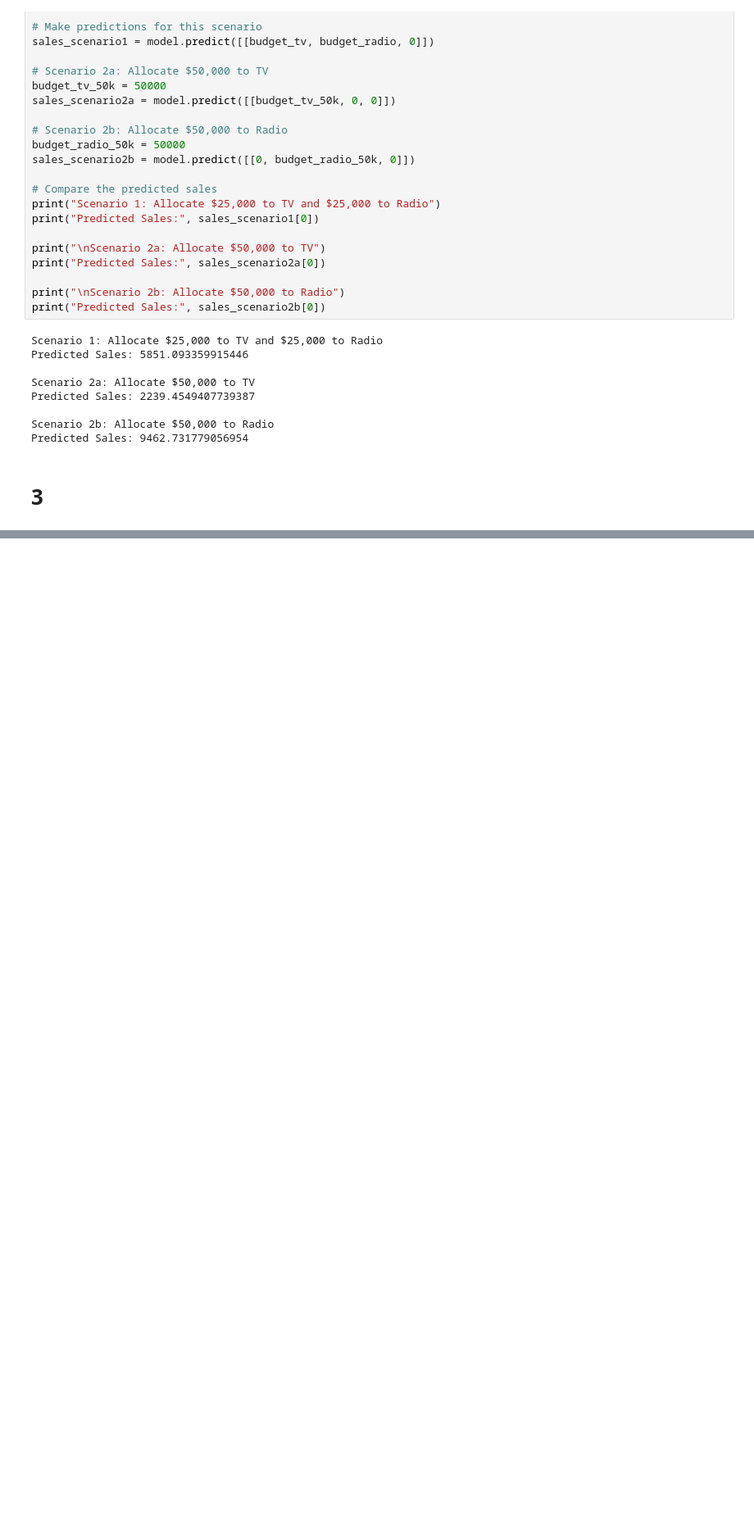
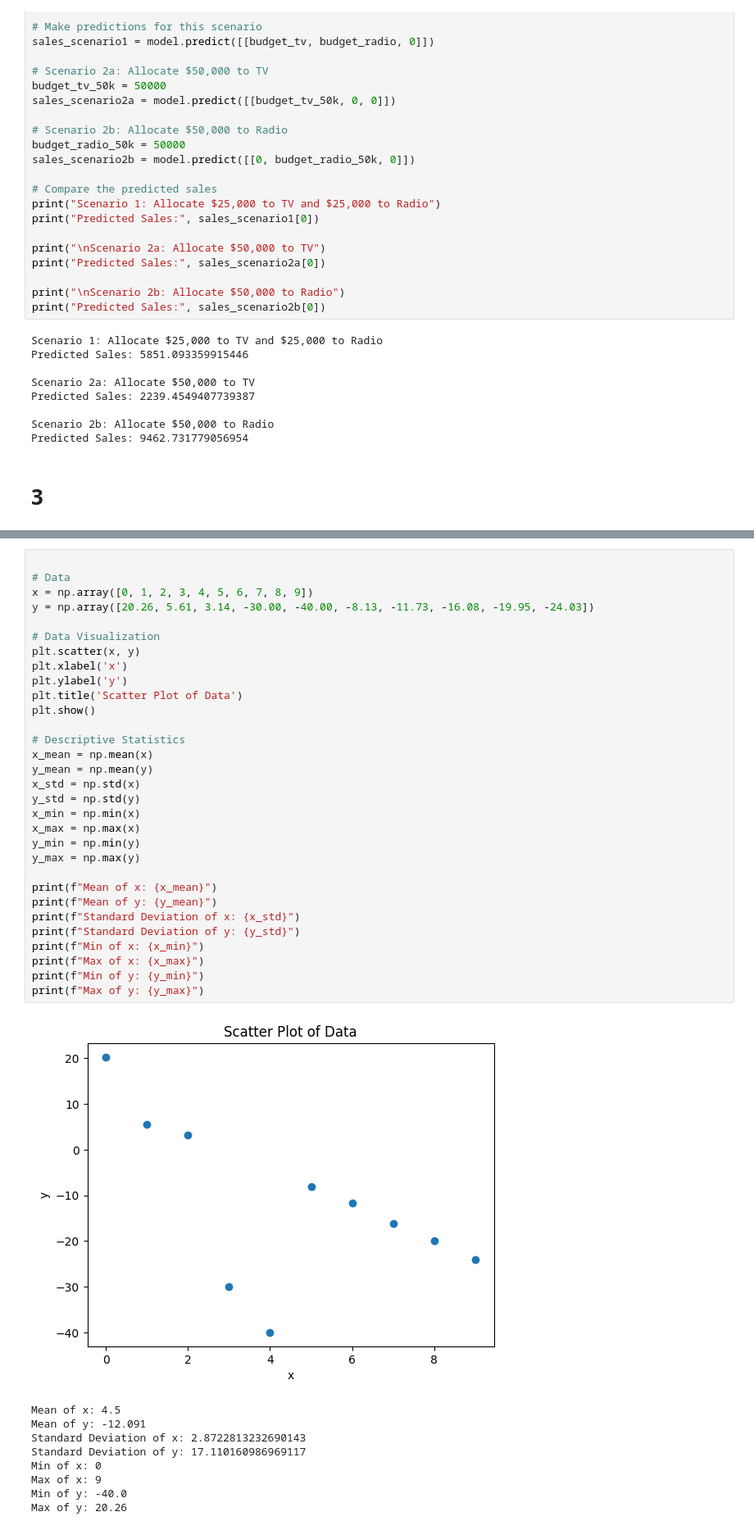
Before and after one commit to deepdewdeep/Pattern_Recognition, a Jupyter notebook: Graded Assignment 1.ipynb, the cells around one changed output, grey strips where cells are left out. Shown: that part at 82% size. Cells and saved outputs as stored; diff of their text form; blank space fills up the shorter version.

```diff
--- a/Graded Assignment 1.ipynb
+++ b/Graded Assignment 1.ipynb
@@ -350,0 +356,41 @@ Predicted Sales: 9462.731779056954
+# %%
+
+# Data
+x = np.array([0, 1, 2, 3, 4, 5, 6, 7, 8, 9])
+y = np.array([20.26, 5.61, 3.14, -30.00, -40.00, -8.13, -11.73, -16.08, -19.95, -24.03])
+
+# Data Visualization
+plt.scatter(x, y)
+plt.xlabel('x')
+plt.ylabel('y')
+plt.title('Scatter Plot of Data')
+plt.show()
+
+# Descriptive Statistics
+x_mean = np.mean(x)
+y_mean = np.mean(y)
+x_std = np.std(x)
+y_std = np.std(y)
+x_min = np.min(x)
+x_max = np.max(x)
+y_min = np.min(y)
+y_max = np.max(y)
+
+print(f"Mean of x: {x_mean}")
+print(f"Mean of y: {y_mean}")
+print(f"Standard Deviation of x: {x_std}")
+print(f"Standard Deviation of y: {y_std}")
+print(f"Min of x: {x_min}")
+print(f"Max of x: {x_max}")
+print(f"Min of y: {y_min}")
+print(f"Max of y: {y_max}")
+# %% [output]
+[figure, added]
+Mean of x: 4.5
+Mean of y: -12.091
+Standard Deviation of x: 2.8722813232690143
+Standard Deviation of y: 17.110160986969117
+Min of x: 0
+Max of x: 9
+Min of y: -40.0
+Max of y: 20.26
```
Also changed, not shown: parts of 8 cells of this notebook.
